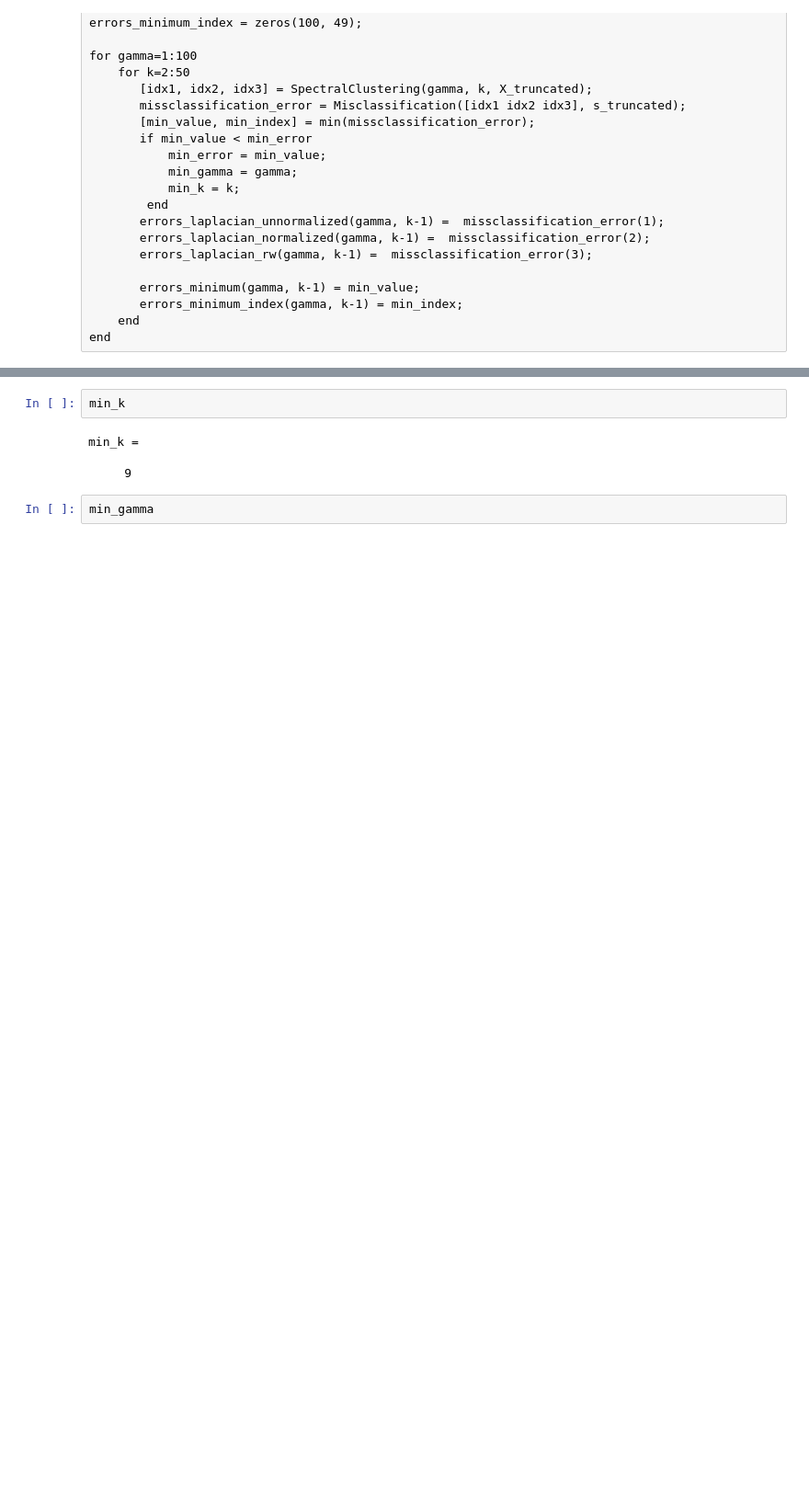
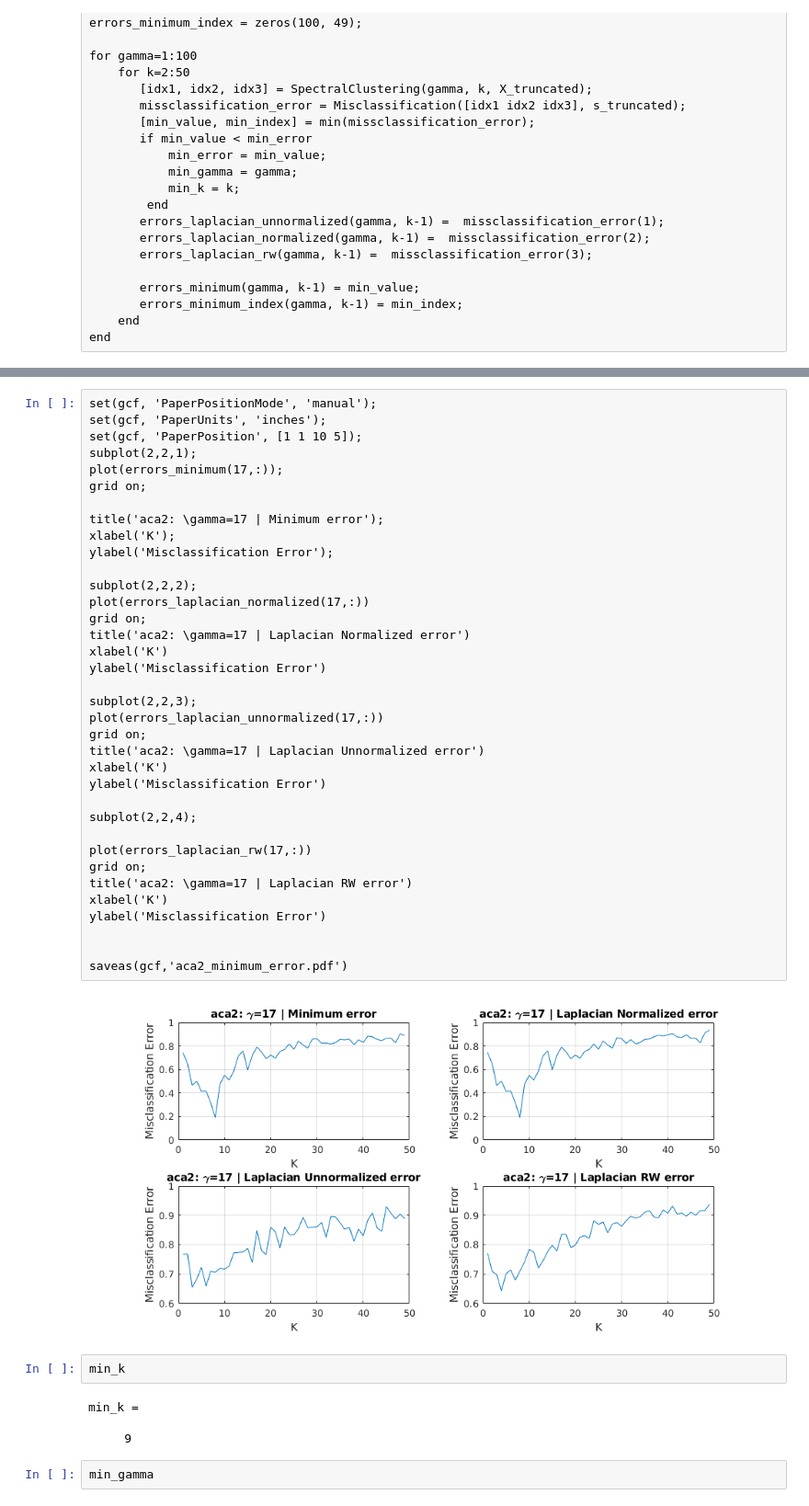
Before and after one commit to saketkc/hatex, a Jupyter notebook: 2018_Fall/EE-546/HW04/HW04.ipynb, the cells around one changed output, grey strips where cells are left out. Shown at 92% size. Drawn from its saved outputs; the diff is of its cells as text; blank space fills up the shorter version.

```diff
--- a/2018_Fall/EE-546/HW04/HW04.ipynb
+++ b/2018_Fall/EE-546/HW04/HW04.ipynb
@@ -90,3 +88,41 @@ min_error =
+# %%
+set(gcf, 'PaperPositionMode', 'manual');
+set(gcf, 'PaperUnits', 'inches');
+set(gcf, 'PaperPosition', [1 1 10 5]);
+subplot(2,2,1);
+plot(errors_minimum(17,:));
+grid on;
+
+title('aca2: \gamma=17 | Minimum error');
+xlabel('K');
+ylabel('Misclassification Error');
+
+subplot(2,2,2);
+plot(errors_laplacian_normalized(17,:))
+grid on;
+title('aca2: \gamma=17 | Laplacian Normalized error')
+xlabel('K')
+ylabel('Misclassification Error')
+
+subplot(2,2,3);
+plot(errors_laplacian_unnormalized(17,:))
+grid on;
+title('aca2: \gamma=17 | Laplacian Unnormalized error')
+xlabel('K')
+ylabel('Misclassification Error')
+
+subplot(2,2,4);
+
+plot(errors_laplacian_rw(17,:))
+grid on;
+title('aca2: \gamma=17 | Laplacian RW error')
+xlabel('K')
+ylabel('Misclassification Error')
+
+
+saveas(gcf,'aca2_minimum_error.pdf')
+# %% [output]
+[figure, added]
 # %%
 min_k
 # %% [output]
```
Also changed, not shown: parts of 9 cells of this notebook, 27 other files.
